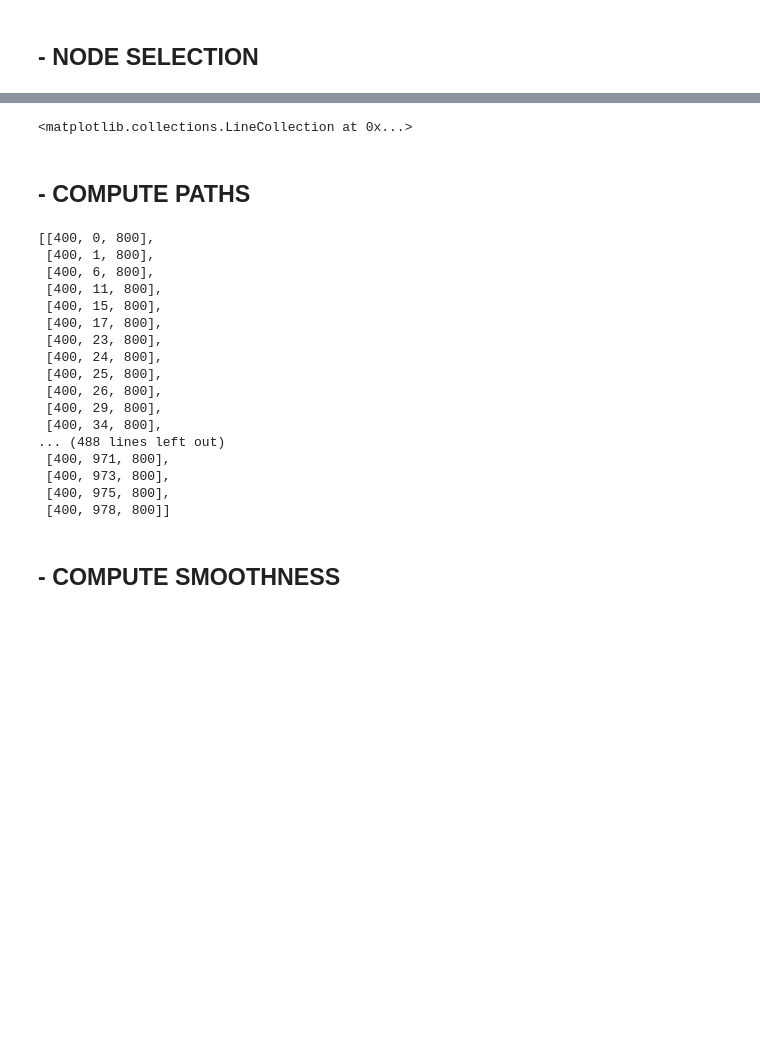
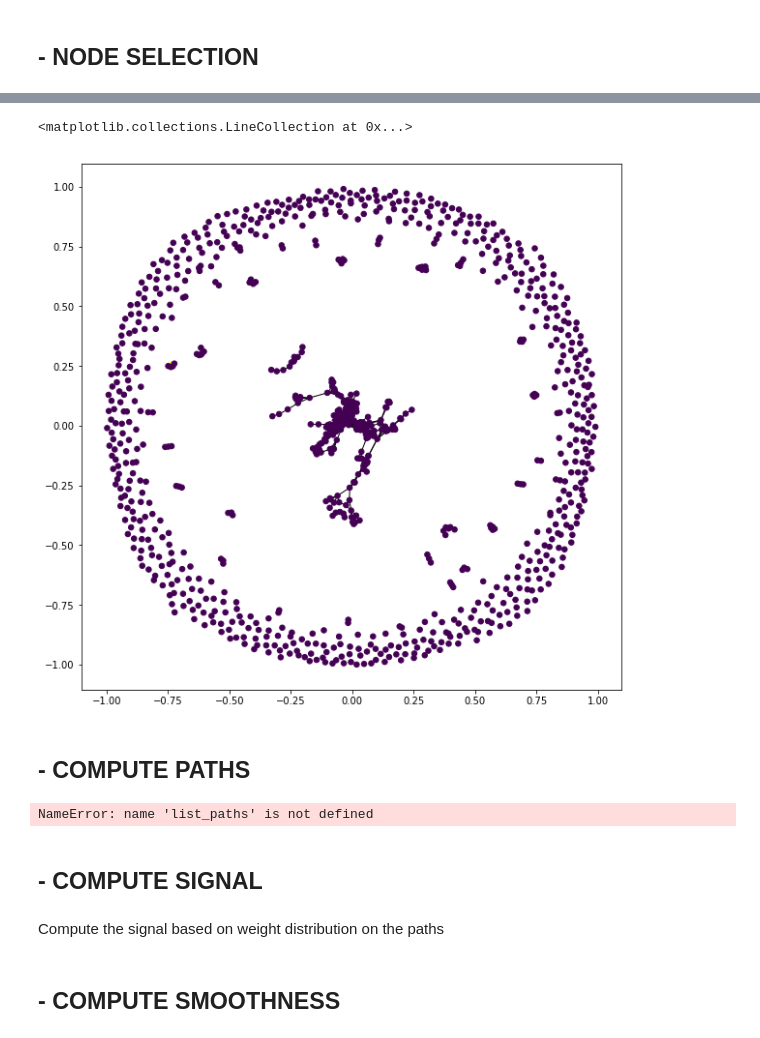
Before and after one commit to Team36-ntds2018/Project_free_music_archives_2018, a Jupyter notebook: Project/Project_ntds_2018_team36.ipynb, the cells around one changed output, grey strips where cells are left out. Drawn from its saved outputs; the diff is of its cells as text; code cells hidden in the pictures; blank space fills up the shorter version.

```diff
--- a/Project/Project_ntds_2018_team36.ipynb
+++ b/Project/Project_ntds_2018_team36.ipynb
@@ -41,11 +40,10 @@ nx.draw_networkx_edges(G, pos, alpha =0.005)
 ## - NODE SELECTION
 # %%
 selected_nodes = [400, 800]
-max_length = 2
 
 color = np.ones((n_nodes))
 color[selected_nodes] = 5
 plt.figure(figsize = (10,10))
 nx.draw_networkx_nodes(G, pos, node_size=30, node_color=color)
-nx.draw_networkx_edges(G, pos, alpha =0.005)
+nx.draw_networkx_edges(G, pos, alpha =1)
 # %% [output]
@@ -54,28 +50,22 @@ nx.draw_networkx_edges(G, pos, alpha =0.005)
 <matplotlib.collections.LineCollection at 0x...>
+[figure, added]
 # %% [markdown]
 ## - COMPUTE PATHS
 # %%
-paths = nx.all_simple_paths(G, selected_nodes[0], selected_nodes[1], max_length)
-list_paths = list(paths)
-list_paths
+#paths = nx.all_simple_paths(G, selected_nodes[0], selected_nodes[1], max_length)
+#list_paths = list(paths)
+#list_paths
+max_length = 8
+for path in nx.all_simple_paths(G, selected_nodes[0], selected_nodes[1], max_length):
+    print(path)
-# %% [output]
-[[400, 0, 800],
- [400, 1, 800],
- [400, 6, 800],
- [400, 11, 800],
- [400, 15, 800],
- [400, 17, 800],
- [400, 23, 800],
- [400, 24, 800],
- [400, 25, 800],
- [400, 26, 800],
- [400, 29, 800],
- [400, 34, 800],
-... (488 lines left out)
- [400, 971, 800],
- [400, 973, 800],
- [400, 975, 800],
- [400, 978, 800]]
+# %%
+np.save('list_paths', list_paths)
+# %% [output]
+NameError: name 'list_paths' is not defined
+# %% [markdown]
+## - COMPUTE SIGNAL
+# %% [markdown]
+Compute the signal based on weight distribution on the paths
 # %% [markdown]
 ## - COMPUTE SMOOTHNESS
 # %% [markdown]
```
Also changed, not shown: parts of 6 cells of this notebook, 4 other files.
